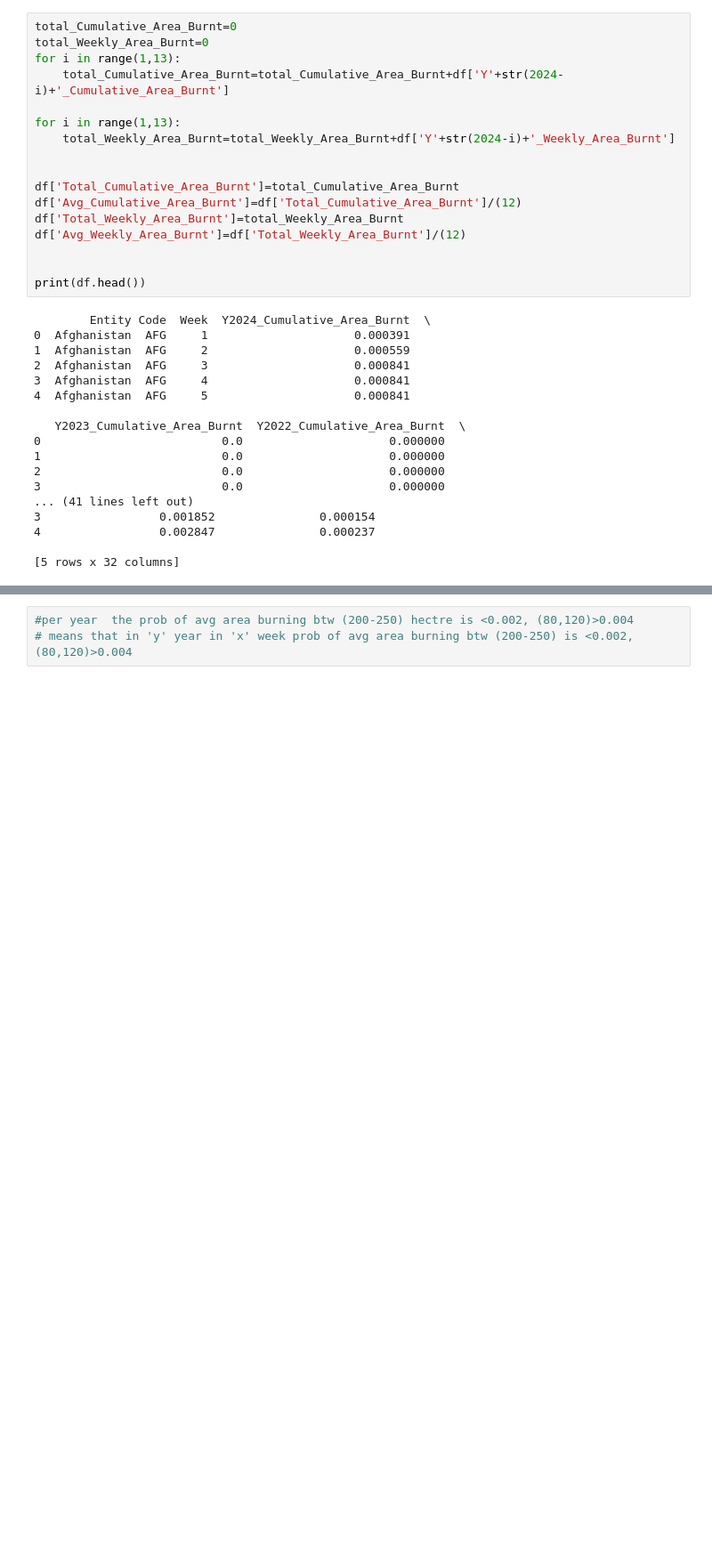
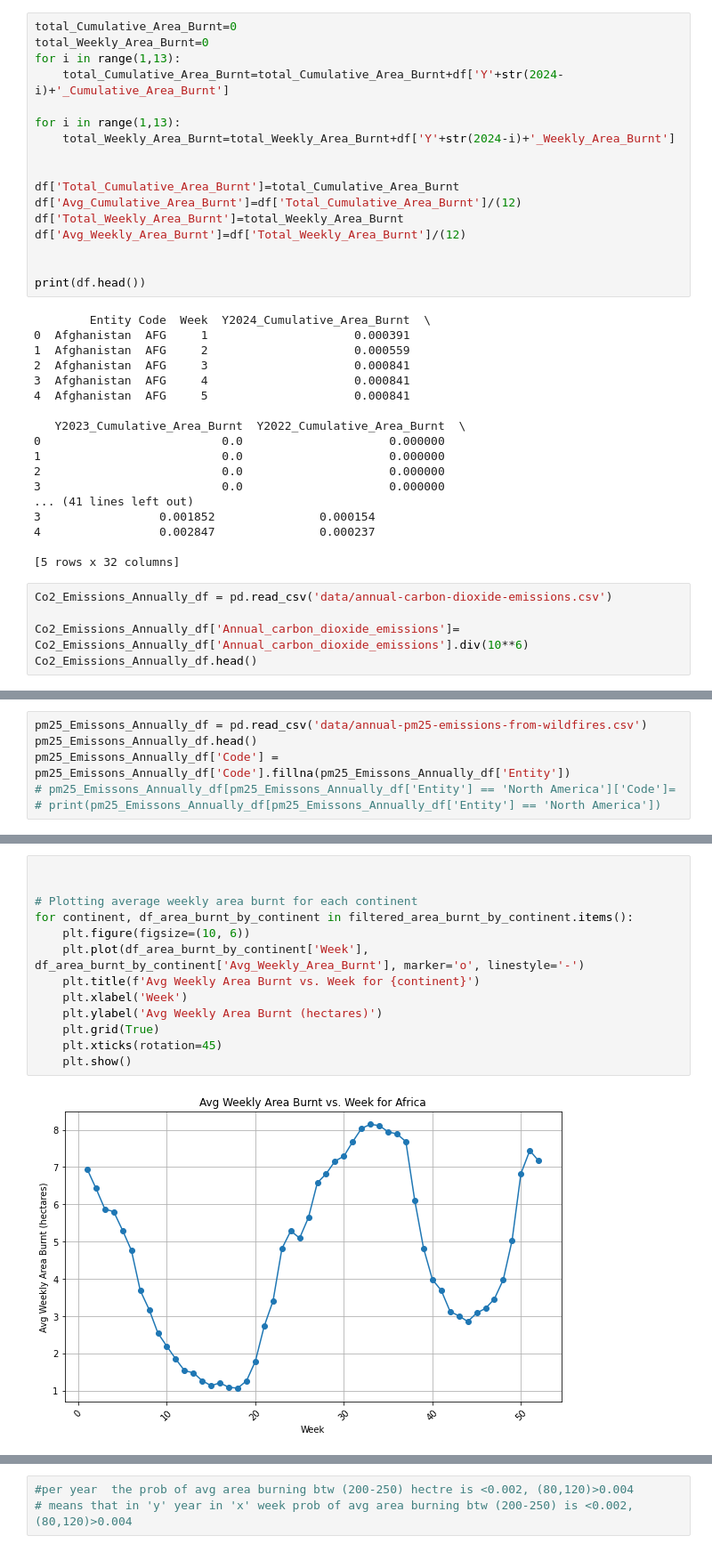
Before and after one commit to INFO6150-DataScience/wildfire-analytics-modelling, a Jupyter notebook: Wildfire_Analytics_Modeling.ipynb, the cells around one changed output, grey strips where cells are left out. Shown at 89% size. Drawn from its saved outputs; the diff is of its cells as text; blank space fills up the shorter version.

```diff
--- a/Wildfire_Analytics_Modeling.ipynb
+++ b/Wildfire_Analytics_Modeling.ipynb
@@ -94,3 +97,8 @@ print(df.head())
 4                 0.002847               0.000237
 
 [5 rows x 32 columns]
+# %%
+Co2_Emissions_Annually_df = pd.read_csv('data/annual-carbon-dioxide-emissions.csv')
+
+Co2_Emissions_Annually_df['Annual_carbon_dioxide_emissions']= Co2_Emissions_Annually_df['Annual_carbon_dioxide_emissions'].div(10**6)
+Co2_Emissions_Annually_df.head()
@@ -96,0 +112,6 @@ print(df.head())
+# %%
+pm25_Emissons_Annually_df = pd.read_csv('data/annual-pm25-emissions-from-wildfires.csv')
+pm25_Emissons_Annually_df.head()
+pm25_Emissons_Annually_df['Code'] = pm25_Emissons_Annually_df['Code'].fillna(pm25_Emissons_Annually_df['Entity'])
+# pm25_Emissons_Annually_df[pm25_Emissons_Annually_df['Entity'] == 'North America']['Code']=
+# print(pm25_Emissons_Annually_df[pm25_Emissons_Annually_df['Entity'] == 'North America'])
@@ -96,0 +187,15 @@ print(df.head())
+# %%
+
+
+# Plotting average weekly area burnt for each continent
+for continent, df_area_burnt_by_continent in filtered_area_burnt_by_continent.items():
+    plt.figure(figsize=(10, 6))
+    plt.plot(df_area_burnt_by_continent['Week'], df_area_burnt_by_continent['Avg_Weekly_Area_Burnt'], marker='o', linestyle='-')
+    plt.title(f'Avg Weekly Area Burnt vs. Week for {continent}')
+    plt.xlabel('Week')
+    plt.ylabel('Avg Weekly Area Burnt (hectares)')
+    plt.grid(True)
+    plt.xticks(rotation=45)
+    plt.show()
+# %% [output]
+[figure, added]
```
Also changed, not shown: parts of 76 cells of this notebook.
